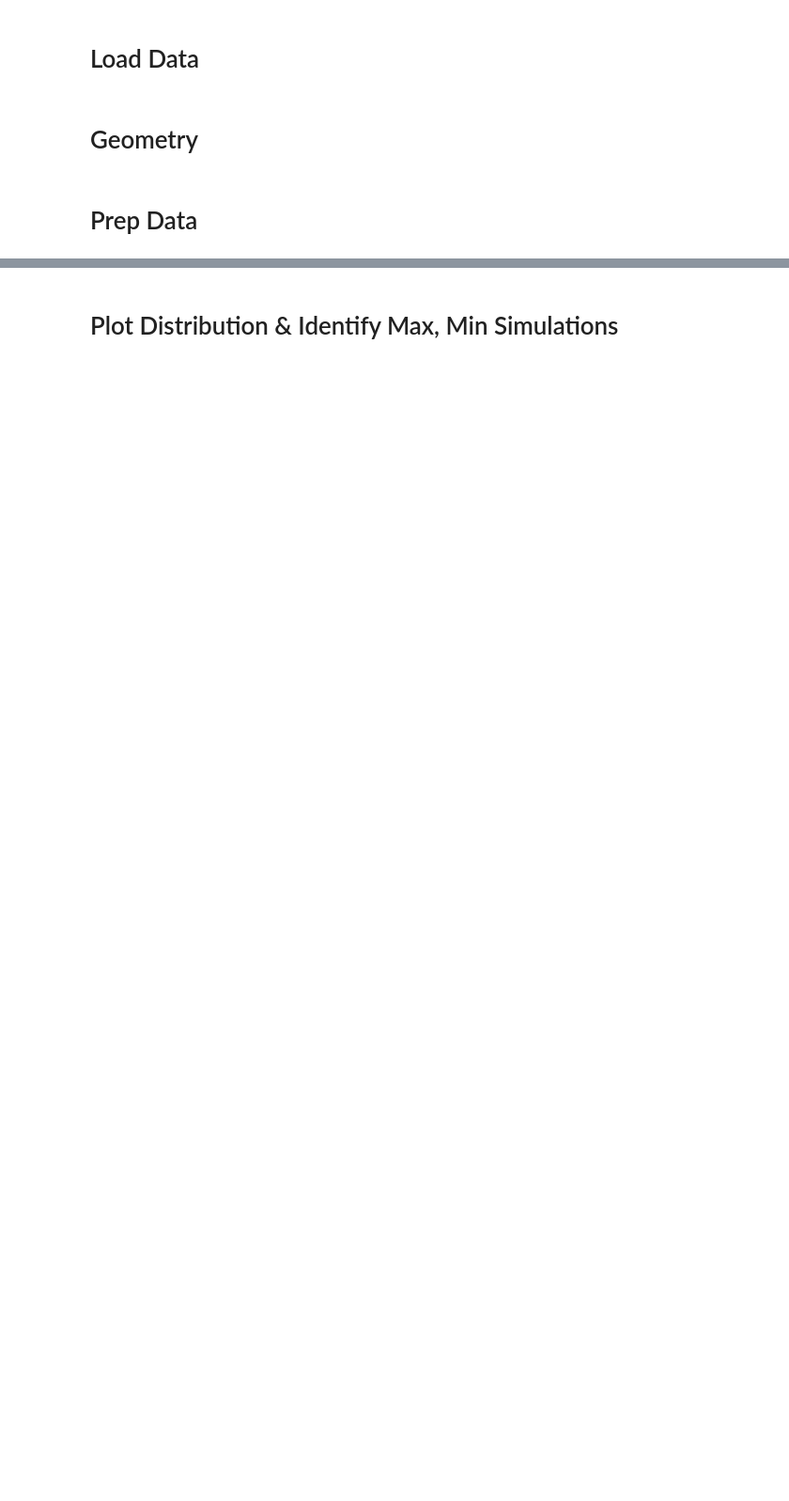
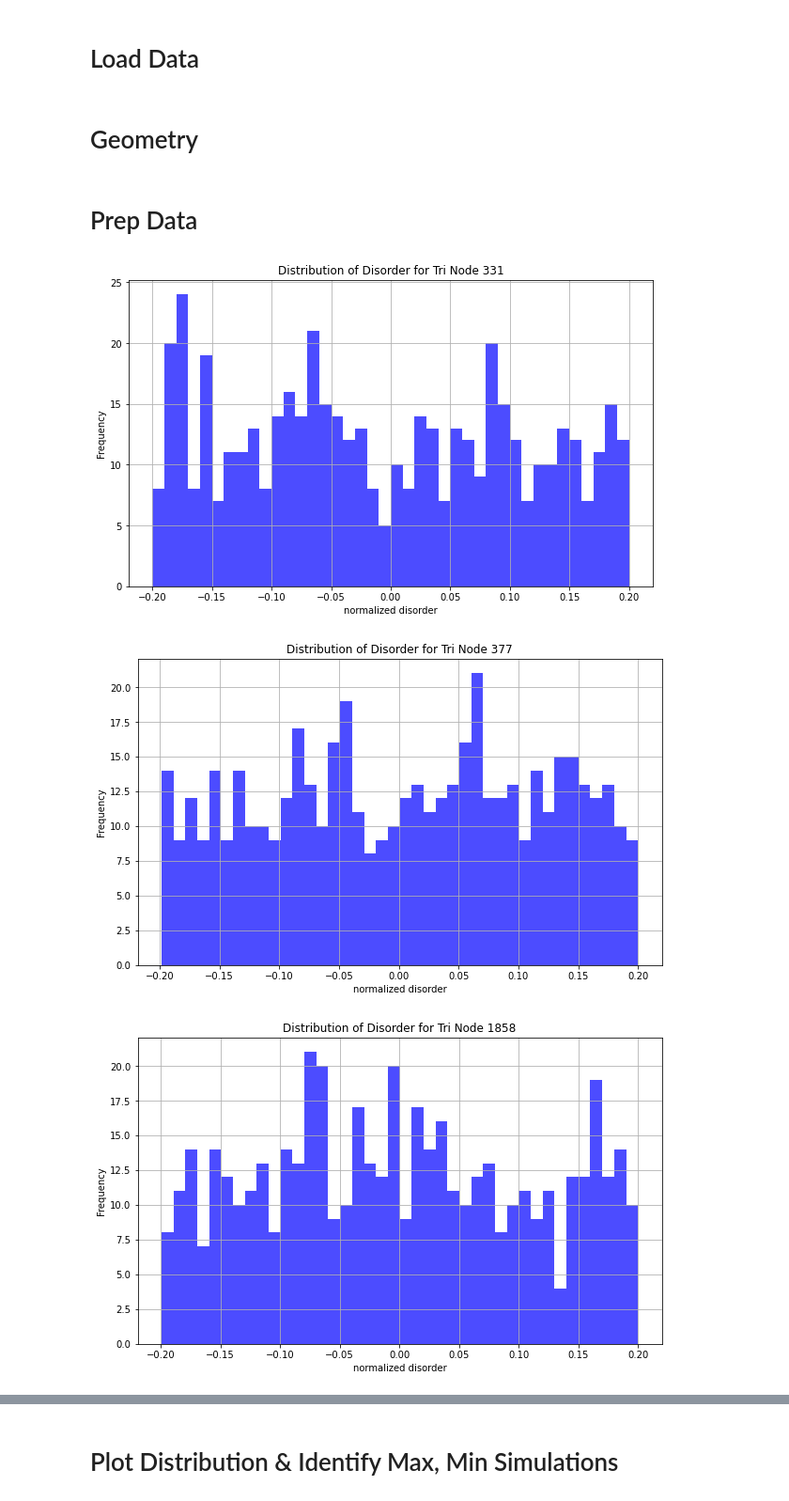
Before and after one commit to niccoforte/NF-PhD-gitRepo, a Jupyter notebook: code/InputsOutputs.ipynb, the cells around one changed output, grey strips where cells are left out. Shown at 94% size. Cells and saved outputs as stored; diff of their text form; code cells hidden in the pictures; blank space fills up the shorter version.

```diff
--- a/code/InputsOutputs.ipynb
+++ b/code/InputsOutputs.ipynb
@@ -175,3 +175,25 @@ if MODEL.lower() == "fracture" or MODEL.lower() == "both":
     FT_dIN_r, FT_dOUT_r, FT_xOUT, FT_props_r = prep_FTdata(FT_dIN_df, FT_dOUT_df, FT_perOUT_df, FT_OUT_df, geom, E_eff)
     FT_dIN, FT_dOUT, FT_props, FT_IN_df, FT_OUT_df, FT_dIN_df, FT_dOUT_df = remove_outliers(FT_dIN_r, FT_dOUT_r, FT_props_r, FT_IN_df, FT_OUT_df, FT_dIN_df, FT_dOUT_df)
     FT_train_in, FT_train_out, FT_val_in, FT_val_out, FT_test_in, FT_test_out = split_data(FT_dIN[1:], FT_dOUT[1:], split=0.85)
+# %%
+def plot_row_distributions(df, indx=None, num=5, by="lattice"):
+    if by.lower() == "node":
+        df = df.T
+    if indx is None:
+        indx = random.sample(df.index.tolist(), num)
+    elif type(indx) is int:
+        indx = [indx]
+    for i in indx:
+        plt.figure(figsize=(10, 6))
+        plt.hist(df.loc[i].to_numpy()/(l*1000), bins=40, alpha=0.7, color='blue')
+        plt.title(f'Distribution of Disorder for {LAT.capitalize()} {by.capitalize()} {i}')
+        plt.xlabel('normalized disorder')
+        plt.ylabel('Frequency')
+        plt.grid(True)
+        plt.show()
+
+plot_row_distributions(UT_dIN_df, by="node")
+# %% [output]
+[figure, added]
+[figure, added]
+[figure, added]
```
Also changed, not shown: parts of 10 cells of this notebook.
